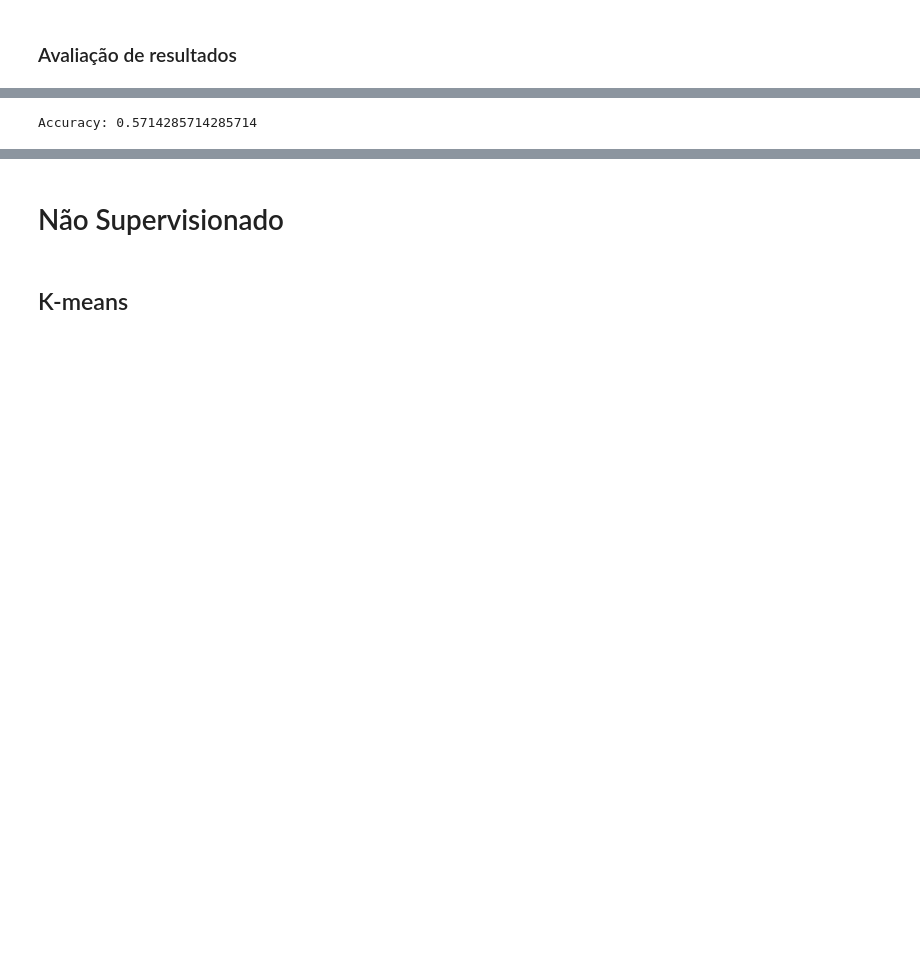
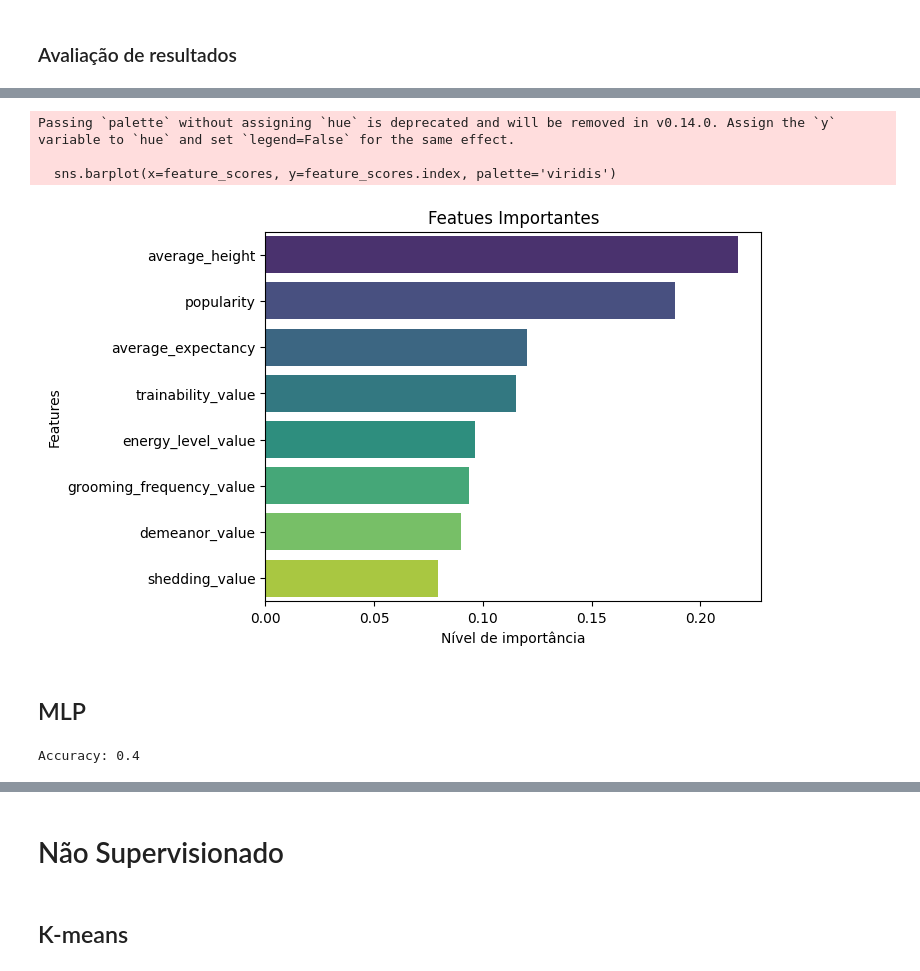
Before and after one commit to felipeduartea/projeto-ia, a Jupyter notebook: Trabalho_IA.ipynb, the cells around one changed output, grey strips where cells are left out. Cells and saved outputs as stored; diff of their text form; code cells hidden in the pictures; blank space fills up the shorter version.

```diff
--- a/Trabalho_IA.ipynb
+++ b/Trabalho_IA.ipynb
@@ -182,0 +341,19 @@ RandomForestClassifier()
+# %%
+#Uma das principais vantagens de uso de Random Forest é a possibilidade de verificar a importância das features
+
+feature_scores = pd.Series(rf.feature_importances_, index=X_train.columns).sort_values(ascending=False)
+
+sns.barplot(x=feature_scores, y=feature_scores.index, palette='viridis')
+
+plt.xlabel('Nível de importância')
+plt.ylabel('Features')
+plt.title("Featues Importantes")
+
+plt.show()
+# %% [output]
+Passing `palette` without assigning `hue` is deprecated and will be removed in v0.14.0. Assign the `y` variable to `hue` and set `legend=False` for the same effect.
+
+  sns.barplot(x=feature_scores, y=feature_scores.index, palette='viridis')
+[figure, added]
+# %% [markdown]
+## MLP
@@ -183,10 +363,8 @@ RandomForestClassifier()
 # %%
-y_pred = rf.predict(X_test)
-accuracy = accuracy_score(y_test, y_pred)
-
-print("Accuracy:", accuracy)
+y_pred = clf.predict(X_test)
+print("Accuracy:", accuracy_score(y_test, y_pred))
 # %% [output]
-Accuracy: 0.5714285714285714
+Accuracy: 0.4
 # %%
 from sklearn.metrics import f1_score
 f1_score(y_test, y_pred, average="weighted")
```
Also changed, not shown: parts of 60 cells of this notebook, 2 other files.
